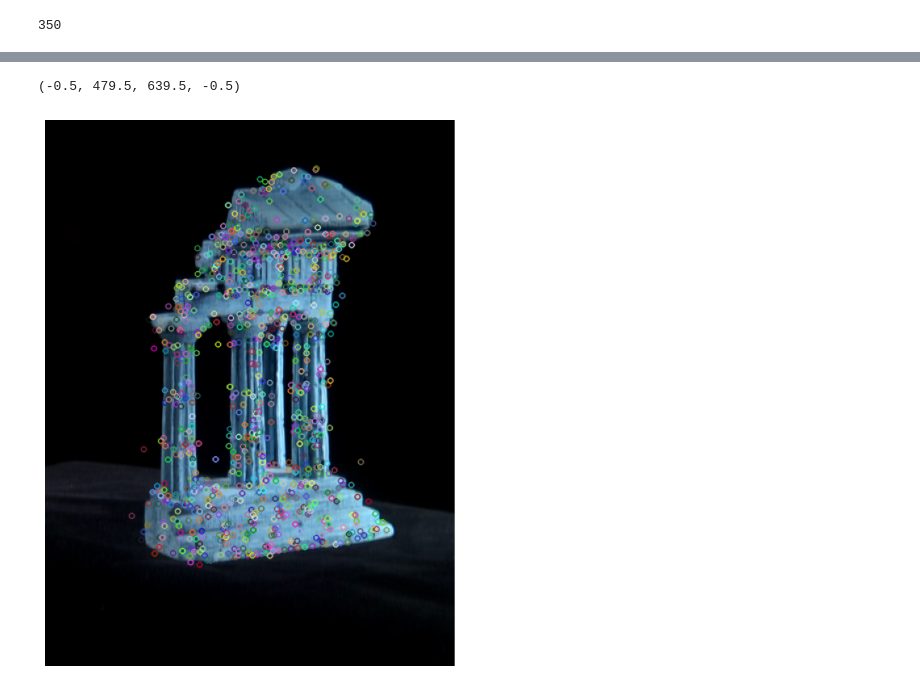
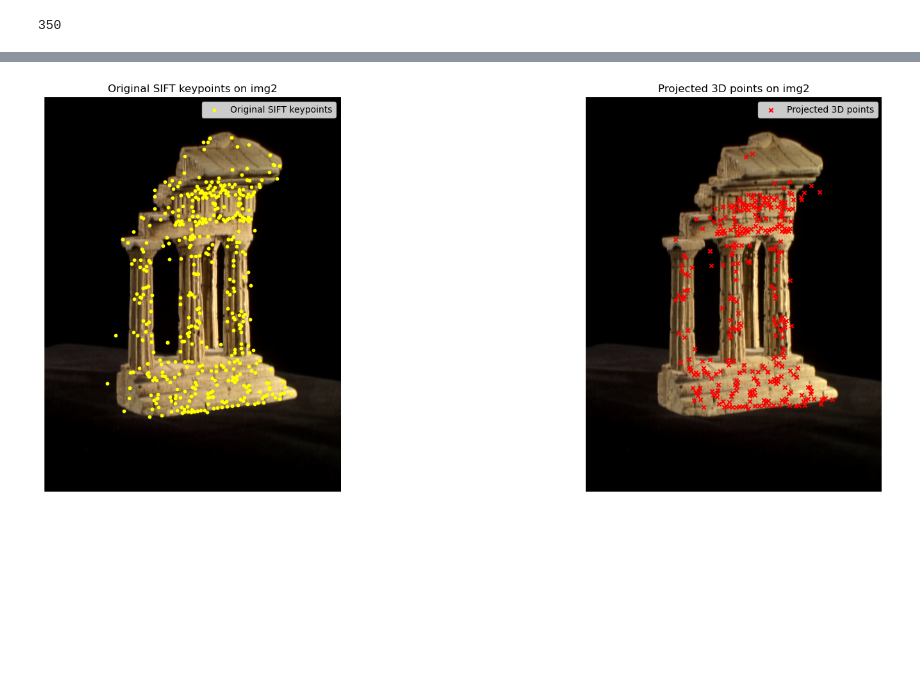
Before and after one commit to EuphosiouX/deakintrimester3, a Jupyter notebook: SIT789 - Applications of Computer Vision and Speech Processing/task6.1/task6.1.ipynb, the cells around one changed output, grey strips where cells are left out. Cells and saved outputs as stored; diff of their text form; code cells hidden in the pictures; blank space fills up the shorter version.

```diff
--- a/SIT789 - Applications of Computer Vision and Speech Processing/task6.1/task6.1.ipynb
+++ b/SIT789 - Applications of Computer Vision and Speech Processing/task6.1/task6.1.ipynb
@@ -289,13 +289,29 @@ plt.show()
 # %%
 kp2_projected_array = project(P2, X)
 kp2_projected_array = np.dot(K, kp2_projected_array)
-# %%
-img2_kp = img2.copy()
-img2_kp = cv.drawKeypoints(img2, kp2, img2_kp)
-
-plt.figure(figsize = (20, 10))
-plt.imshow(img2_kp)
-plt.axis('off')
-# %% [output]
-(-0.5, 479.5, 639.5, -0.5)
-[figure, removed]
+# %%
+img2_vis = img2.copy()
+
+# Project 3D points X to image coordinates using P2 and K
+projected_points = project(P2, X)
+projected_points_img = np.dot(K, projected_points)
+
+fig, axes = plt.subplots(1, 2, figsize=(20, 8))
+
+# Image 1: Original SIFT keypoints
+axes[0].imshow(img2_vis[:,:,::-1])
+axes[0].scatter(kp2_array[0], kp2_array[1], c='yellow', s=10, label='Original SIFT keypoints')
+axes[0].set_title('Original SIFT keypoints on img2')
+axes[0].axis('off')
+axes[0].legend()
+
+# Image 2: Projected 3D points
+axes[1].imshow(img2_vis[:,:,::-1])
+axes[1].scatter(projected_points_img[0], projected_points_img[1], c='red', s=20, marker='x', label='Projected 3D points')
+axes[1].set_title('Projected 3D points on img2')
+axes[1].axis('off')
+axes[1].legend()
+
+plt.show()
+# %% [output]
+[figure, added]
```
Also changed, not shown: parts of 7 cells of this notebook, 12 other files.
